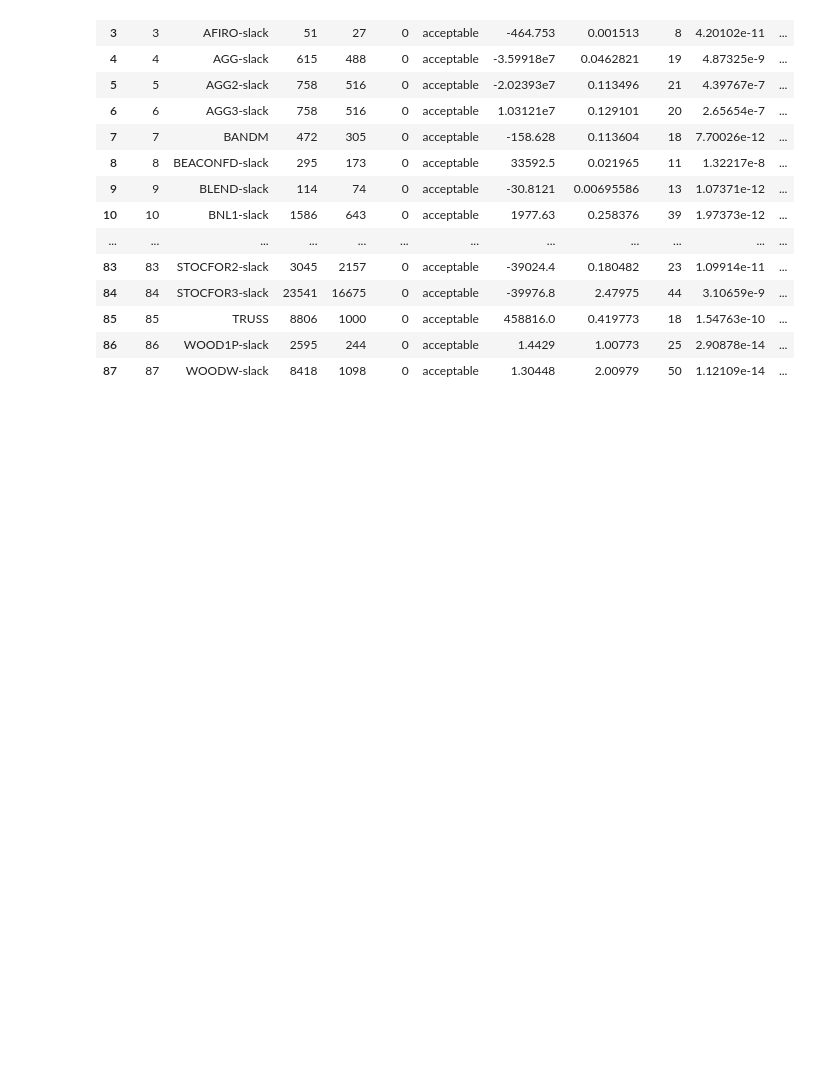
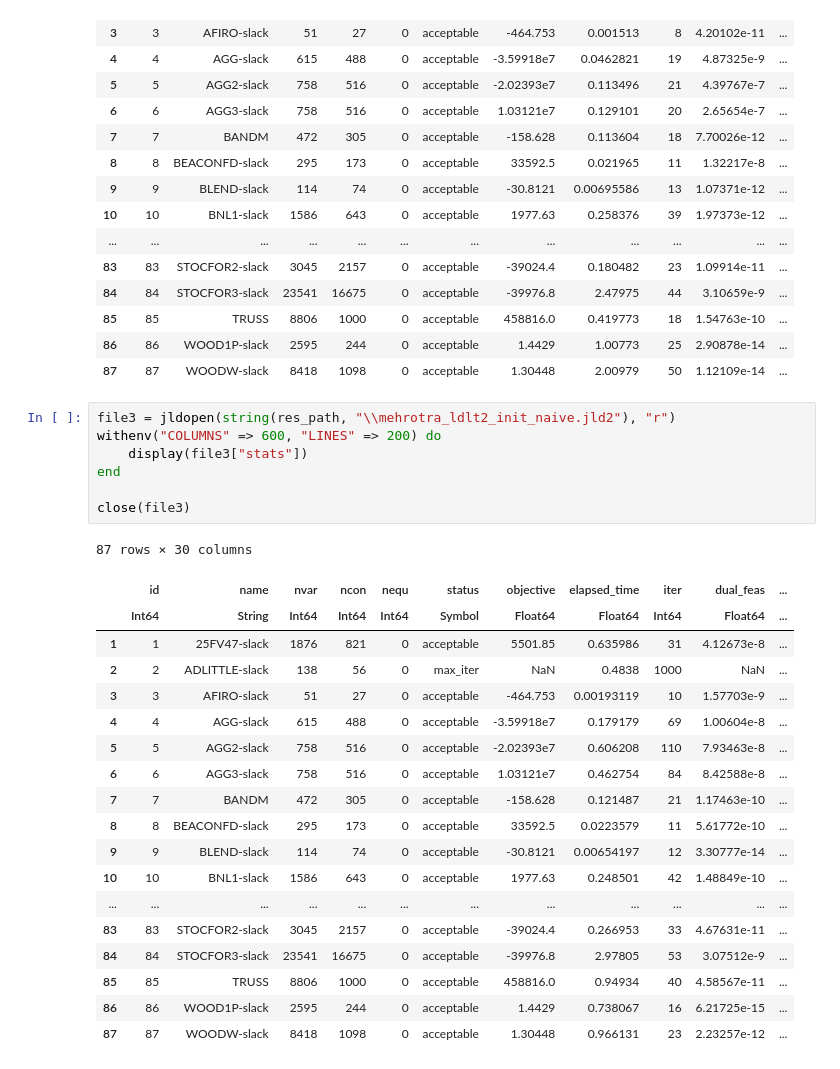
Before and after one commit to geoffroyleconte/StageOptim, a Jupyter notebook: Mehrotra_bounds_x.ipynb, the cells around one changed output. Drawn from its saved outputs; the diff is of its cells as text; blank space fills up the shorter version.

```diff
--- a/Mehrotra_bounds_x.ipynb
+++ b/Mehrotra_bounds_x.ipynb
@@ -1338,3 +1253,30 @@ close(file2)
 | 85 | 85 | TRUSS | 8806 | 1000 | 0 | acceptable | 458816.0 | 0.419773 | 18 | 1.54763e-10 | ... |
 | 86 | 86 | WOOD1P-slack | 2595 | 244 | 0 | acceptable | 1.4429 | 1.00773 | 25 | 2.90878e-14 | ... |
 | 87 | 87 | WOODW-slack | 8418 | 1098 | 0 | acceptable | 1.30448 | 2.00979 | 50 | 1.12109e-14 | ... |
+# %%
+file3 = jldopen(string(res_path, "\\mehrotra_ldlt2_init_naive.jld2"), "r")
+withenv("COLUMNS" => 600, "LINES" => 200) do
+    display(file3["stats"])
+end
+
+close(file3)
+# %% [output]
+87 rows × 30 columns
+|  | id | name | nvar | ncon | nequ | status | objective | elapsed_time | iter | dual_feas | ... |
+|  | Int64 | String | Int64 | Int64 | Int64 | Symbol | Float64 | Float64 | Int64 | Float64 | ... |
+| 1 | 1 | 25FV47-slack | 1876 | 821 | 0 | acceptable | 5501.85 | 0.635986 | 31 | 4.12673e-8 | ... |
+| 2 | 2 | ADLITTLE-slack | 138 | 56 | 0 | max_iter | NaN | 0.4838 | 1000 | NaN | ... |
+| 3 | 3 | AFIRO-slack | 51 | 27 | 0 | acceptable | -464.753 | 0.00193119 | 10 | 1.57703e-9 | ... |
+| 4 | 4 | AGG-slack | 615 | 488 | 0 | acceptable | -3.59918e7 | 0.179179 | 69 | 1.00604e-8 | ... |
+| 5 | 5 | AGG2-slack | 758 | 516 | 0 | acceptable | -2.02393e7 | 0.606208 | 110 | 7.93463e-8 | ... |
+| 6 | 6 | AGG3-slack | 758 | 516 | 0 | acceptable | 1.03121e7 | 0.462754 | 84 | 8.42588e-8 | ... |
+| 7 | 7 | BANDM | 472 | 305 | 0 | acceptable | -158.628 | 0.121487 | 21 | 1.17463e-10 | ... |
+| 8 | 8 | BEACONFD-slack | 295 | 173 | 0 | acceptable | 33592.5 | 0.0223579 | 11 | 5.61772e-10 | ... |
+| 9 | 9 | BLEND-slack | 114 | 74 | 0 | acceptable | -30.8121 | 0.00654197 | 12 | 3.30777e-14 | ... |
+| 10 | 10 | BNL1-slack | 1586 | 643 | 0 | acceptable | 1977.63 | 0.248501 | 42 | 1.48849e-10 | ... |
+| ... | ... | ... | ... | ... | ... | ... | ... | ... | ... | ... | ... |
+| 83 | 83 | STOCFOR2-slack | 3045 | 2157 | 0 | acceptable | -39024.4 | 0.266953 | 33 | 4.67631e-11 | ... |
+| 84 | 84 | STOCFOR3-slack | 23541 | 16675 | 0 | acceptable | -39976.8 | 2.97805 | 53 | 3.07512e-9 | ... |
+| 85 | 85 | TRUSS | 8806 | 1000 | 0 | acceptable | 458816.0 | 0.94934 | 40 | 4.58567e-11 | ... |
+| 86 | 86 | WOOD1P-slack | 2595 | 244 | 0 | acceptable | 1.4429 | 0.738067 | 16 | 6.21725e-15 | ... |
+| 87 | 87 | WOODW-slack | 8418 | 1098 | 0 | acceptable | 1.30448 | 0.966131 | 23 | 2.23257e-12 | ... |
```
Also changed, not shown: parts of 23 cells of this notebook, 1 other file.
